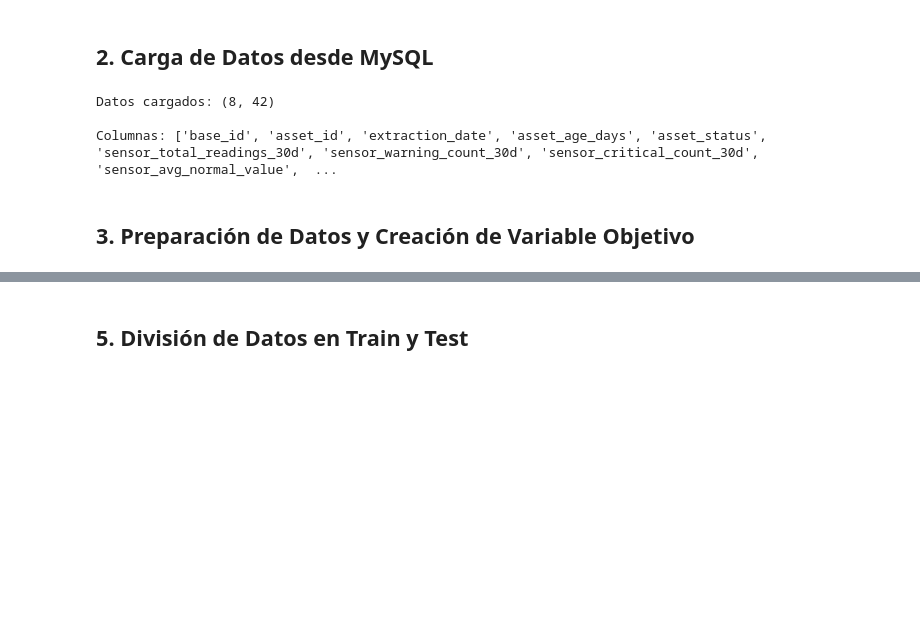
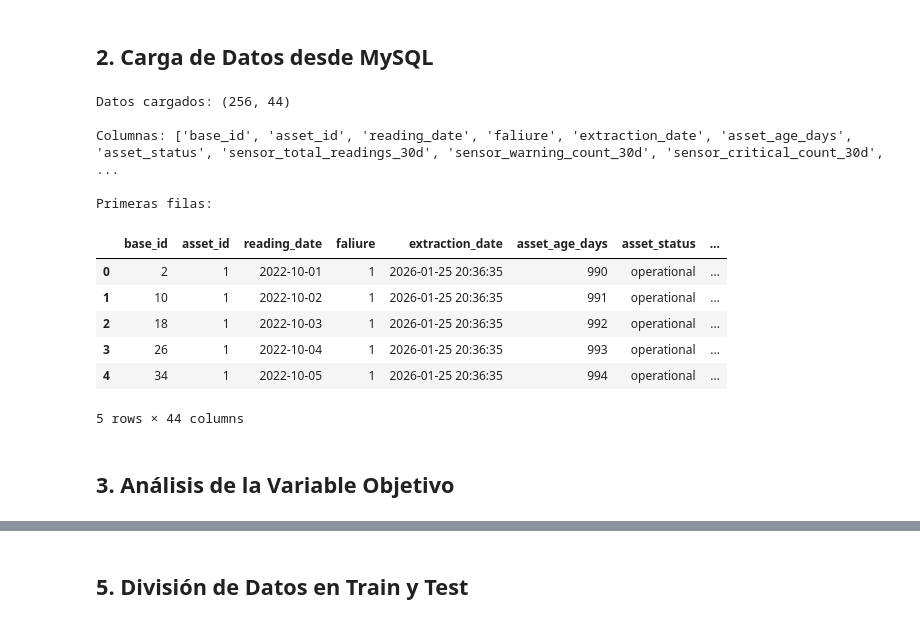
Before and after one commit to carlosrosan/palantir_webapp, a Jupyter notebook: Ingelearn_curso_mtto_predictivo/02_modelos_clasificacion.ipynb, the cells around one changed output, grey strips where cells are left out. Cells and saved outputs as stored; diff of their text form; code cells hidden in the pictures; blank space fills up the shorter version.

```diff
--- a/Ingelearn_curso_mtto_predictivo/02_modelos_clasificacion.ipynb
+++ b/Ingelearn_curso_mtto_predictivo/02_modelos_clasificacion.ipynb
@@ -32,9 +41,6 @@ Librerías importadas correctamente
 # %% [markdown]
 ## 2. Carga de Datos desde MySQL
 # %%
-import mysql.connector
-from mysql.connector import Error
-
 # Configuración de la base de datos
 DB_CONFIG = {
     'host': '127.0.0.1',
@@ -42,36 +48,46 @@ DB_CONFIG = {
     'user': 'root',
     'password': 'admin',
     'port': 3306
 }
 
 def cargar_datos():
     """Cargar datos de la tabla faliure_probability_base"""
     try:
         connection = mysql.connector.connect(**DB_CONFIG)
         if connection.is_connected():
             query = """
             SELECT *
             FROM faliure_probability_base
+            ORDER BY asset_id, reading_date
             """
             df = pd.read_sql(query, connection)
             connection.close()
             return df
     except Error as e:
         print(f"Error al conectar: {e}")
         return None
 
 # Cargar datos
 df = cargar_datos()
 if df is not None:
     print(f"Datos cargados: {df.shape}")
     print(f"\nColumnas: {list(df.columns)}")
-    #print(f"\nPrimeras filas:")
-    #print(df.head())
+    print(f"\nPrimeras filas:")
+    display(df.head())
 else:
     print("No se pudieron cargar los datos")
 # %% [output]
-Datos cargados: (8, 42)
+Datos cargados: (256, 44)
 
-Columnas: ['base_id', 'asset_id', 'extraction_date', 'asset_age_days', 'asset_status', 'sensor_total_readings_30d', 'sensor_warning_count_30d', 'sensor_critical_count_30d', 'sensor_avg_normal_value',  ...
+Columnas: ['base_id', 'asset_id', 'reading_date', 'faliure', 'extraction_date', 'asset_age_days', 'asset_status', 'sensor_total_readings_30d', 'sensor_warning_count_30d', 'sensor_critical_count_30d',  ...
+
+Primeras filas:
+|  | base_id | asset_id | reading_date | faliure | extraction_date | asset_age_days | asset_status | ... |
+| 0 | 2 | 1 | 2022-10-01 | 1 | 2026-01-25 20:36:35 | 990 | operational | ... |
+| 1 | 10 | 1 | 2022-10-02 | 1 | 2026-01-25 20:36:35 | 991 | operational | ... |
+| 2 | 18 | 1 | 2022-10-03 | 1 | 2026-01-25 20:36:35 | 992 | operational | ... |
+| 3 | 26 | 1 | 2022-10-04 | 1 | 2026-01-25 20:36:35 | 993 | operational | ... |
+| 4 | 34 | 1 | 2022-10-05 | 1 | 2026-01-25 20:36:35 | 994 | operational | ... |
+5 rows × 44 columns
 # %% [markdown]
-## 3. Preparación de Datos y Creación de Variable Objetivo
+## 3. Análisis de la Variable Objetivo
```
Also changed, not shown: parts of 22 cells of this notebook, 11 other files.
